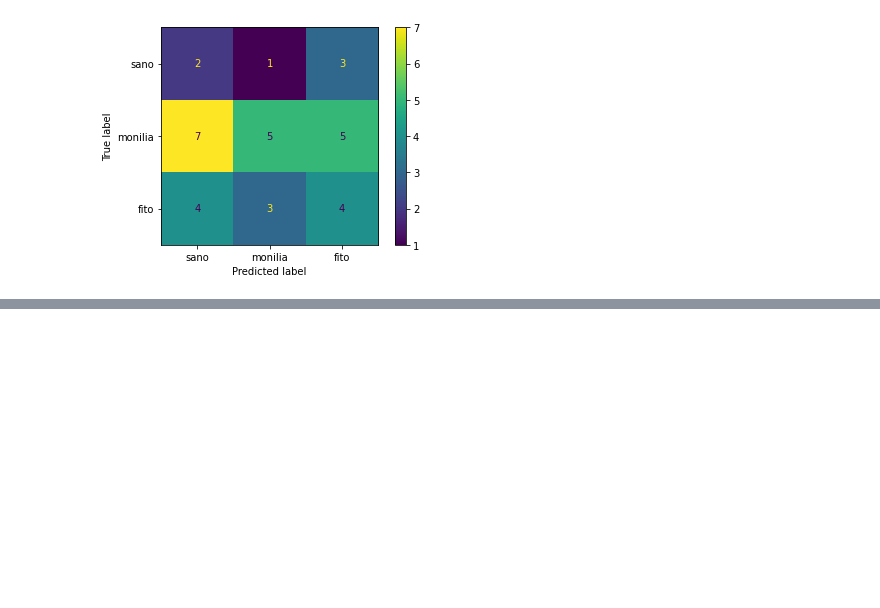
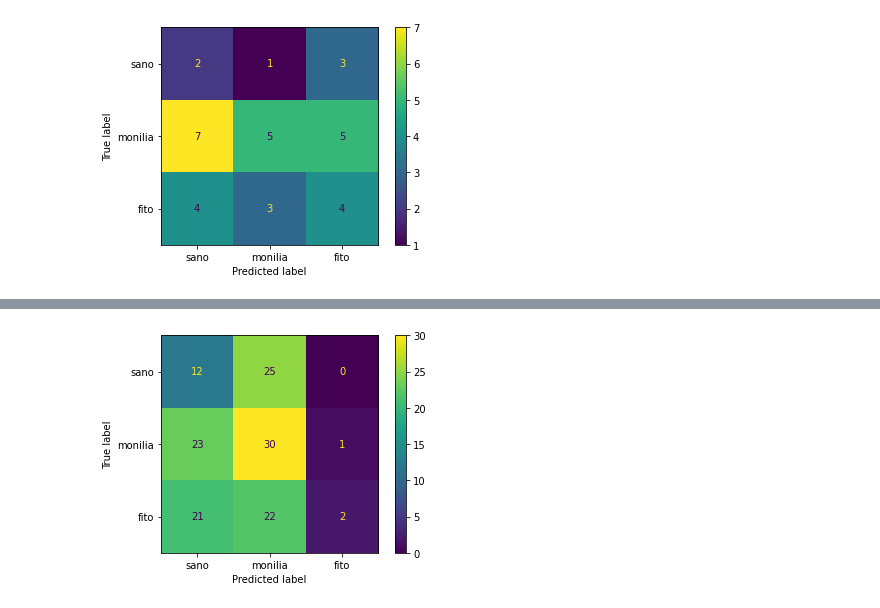
Before and after one commit to esteban11519/tecnicasDeInteligenciaArtificial, a Jupyter notebook: PF/PF_Brian.ipynb, the cells around one changed output, grey strips where cells are left out. Drawn from its saved outputs; the diff is of its cells as text; code cells hidden in the pictures; blank space fills up the shorter version.

```diff
--- a/PF/PF_Brian.ipynb
+++ b/PF/PF_Brian.ipynb
@@ -245,0 +264,14 @@ datasetinput
+# %%
+clustering = KMeans(n_clusters=3, max_iter=300)
+clustering.fit(datasetinput)
+datasetinput['KMenasCluster']= clustering.labels_
+#datasetinput
+
+
+# Matriz de confusion
+# recordar que y_test son los datos ciertos de salida para x_test mientrass qeu y_pred son los datos predichos por modelo para x_test
+from sklearn.metrics import confusion_matrix
+ma = confusion_matrix(y, clustering.labels_)
+cm_display = ConfusionMatrixDisplay(ma,display_labels=["sano","monilia","fito"]).plot()
+# %% [output]
+[figure, added]
```
Also changed, not shown: parts of 7 cells of this notebook.
